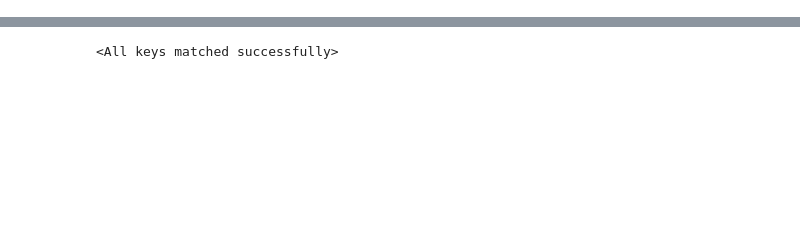
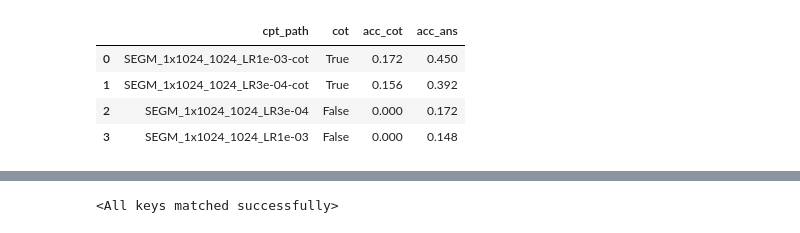
Before and after one commit to Oleg20502/deep-reasoning, a Jupyter notebook: notebooks/interpret_predictions.ipynb, the cells around one changed output, grey strips where cells are left out. Saved outputs shown, nothing was run; the diff lists cells and outputs as text; code cells hidden in the pictures; blank space fills up the shorter version.

```diff
--- a/notebooks/interpret_predictions.ipynb
+++ b/notebooks/interpret_predictions.ipynb
@@ -9,3 +10,10 @@ os.environ["CUDA_VISIBLE_DEVICES"] = "1"
 model_name = "gpt2"
 tokenizer = AutoTokenizer.from_pretrained(model_name)
 model = AutoModelForCausalLM.from_pretrained(model_name)
+# %%
+class Holder:
+    def __init__(self):
+        pass
+args = Holder()
+# args.use_cot = False
+args.num_mem_tokens = None
@@ -11,0 +150,21 @@ model = AutoModelForCausalLM.from_pretrained(model_name)
+# %%
+import pandas as pd
+res_df = pd.DataFrame(columns=['cpt_path', 'cot', 'acc_cot', 'acc_ans'])
+# %%
+dataset = 'booydar/gsm8k'
+valid_dataset = datasets.load_dataset(dataset, split='valid')
+
+# cot
+args.use_cot = True
+
+checkpoints = [
+    "/workspace-SR006.nfs2/Bulatov_A/rmt/runs/gsm8k/gpt2/SEGM_1x1024_1024_LR1e-03-cot/checkpoint-23500/pytorch_model.bin",
+    # "/workspace-SR006.nfs2/Bulatov_A/rmt/runs/gsm8k/gpt2/SEGM_1x1024_1024_LR1e-05-cot/checkpoint-5000/pytorch_model.bin",
+    "/workspace-SR006.nfs2/Bulatov_A/rmt/runs/gsm8k/gpt2/SEGM_1x1024_1024_LR3e-04-cot/checkpoint-17500/pytorch_model.bin",
+]
+
+for cpt_path in checkpoints:
+    print()
+    print(cpt_path)
+    acc_cot, acc_ans = evaluate_model_on_dataset(cpt_path, valid_dataset)
+    res_df.loc[len(res_df)] = [cpt_path.split('/')[-3], args.use_cot, acc_cot, acc_ans]
@@ -11,0 +181,12 @@ model = AutoModelForCausalLM.from_pretrained(model_name)
+# %%
+args.use_cot = False
+
+checkpoints = [
+    "/workspace-SR006.nfs2/Bulatov_A/rmt/runs/gsm8k/gpt2/SEGM_1x1024_1024_LR3e-04/checkpoint-16500/pytorch_model.bin",
+    "/workspace-SR006.nfs2/Bulatov_A/rmt/runs/gsm8k/gpt2/SEGM_1x1024_1024_LR1e-03/checkpoint-24500/pytorch_model.bin",
+]
+
+for cpt_path in checkpoints:
+    print(cpt_path)
+    acc_cot, acc_ans = evaluate_model_on_dataset(cpt_path, valid_dataset)
+    res_df.loc[len(res_df)] = [cpt_path.split('/')[-3], args.use_cot, 0, acc_cot]
@@ -11,0 +202,8 @@ model = AutoModelForCausalLM.from_pretrained(model_name)
+# %%
+res_df
+# %% [output]
+|  | cpt_path | cot | acc_cot | acc_ans |
+| 0 | SEGM_1x1024_1024_LR1e-03-cot | True | 0.172 | 0.450 |
+| 1 | SEGM_1x1024_1024_LR3e-04-cot | True | 0.156 | 0.392 |
+| 2 | SEGM_1x1024_1024_LR3e-04 | False | 0.000 | 0.172 |
+| 3 | SEGM_1x1024_1024_LR1e-03 | False | 0.000 | 0.148 |
```
Also changed, not shown: parts of 57 cells of this notebook, 9 other files.
